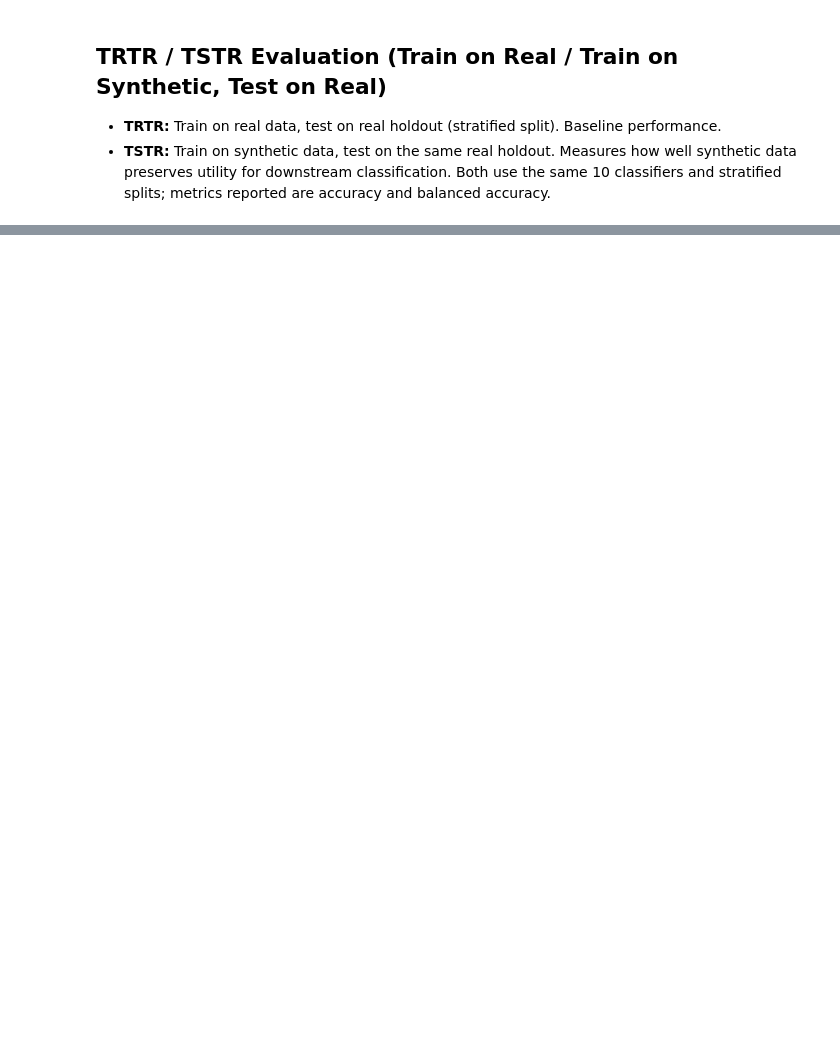
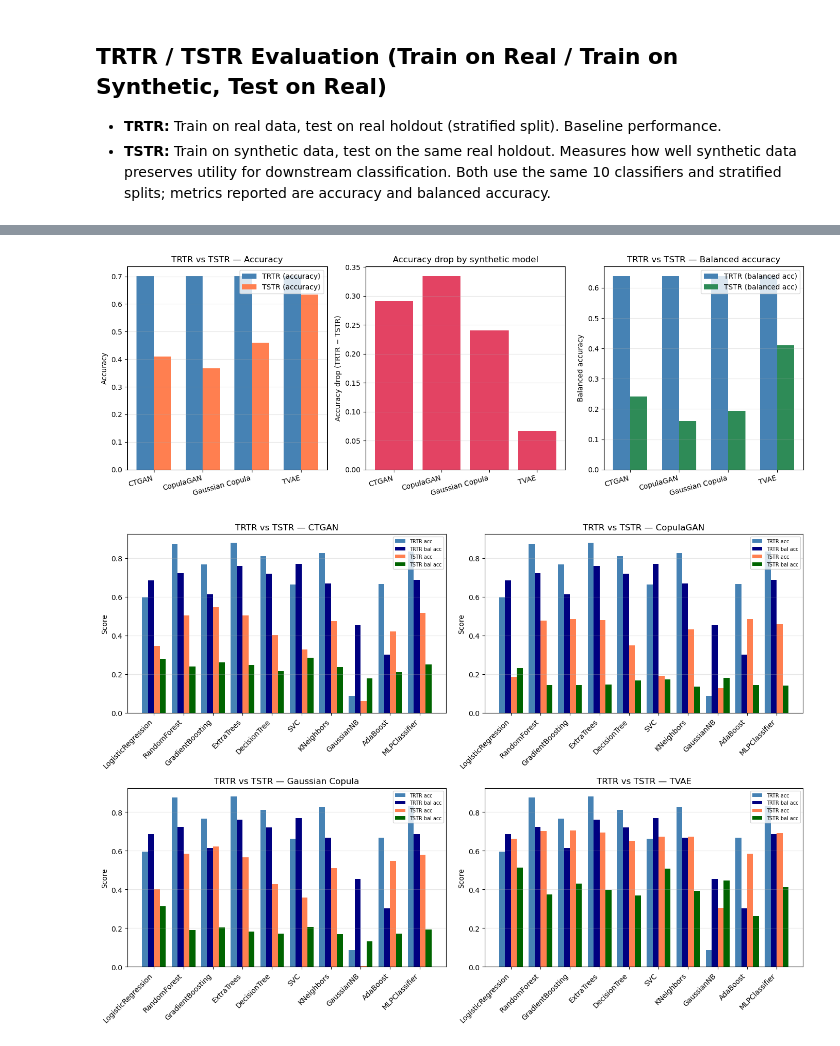
Before and after one commit to bdsul/Synthetic-data_Audit, a Jupyter notebook: Notebooks/covertype.ipynb, the cells around one changed output, grey strips where cells are left out. Cells and saved outputs as stored; diff of their text form; code cells hidden in the pictures; blank space fills up the shorter version.

```diff
--- a/Notebooks/covertype.ipynb
+++ b/Notebooks/covertype.ipynb
@@ -1132,0 +1744,79 @@ for synth_name in [m[0] for m in synth_models]:
+# %%
+# Accuracy-drop graphs: TRTR vs TSTR (run TRTR/TSTR cell above first)
+import matplotlib.pyplot as plt
+import seaborn as sns
+import numpy as np
+
+synth_models = df_tstr['SynthModel'].unique().tolist()
+
+# 1) Mean accuracy drop by synthetic model (TRTR accuracy vs TSTR accuracy)
+trtr_acc_mean = df_trtr['TRTR_accuracy'].mean()
+tstr_acc_by_model = df_tstr.groupby('SynthModel')['TSTR_accuracy'].mean()
+tstr_bal_by_model = df_tstr.groupby('SynthModel')['TSTR_balanced_accuracy'].mean()
+drop_acc = trtr_acc_mean - tstr_acc_by_model
+drop_bal = df_trtr['TRTR_balanced_accuracy'].mean() - tstr_bal_by_model
+
+fig, axes = plt.subplots(1, 3, figsize=(14, 5))
+
+# Graph 1: TRTR vs TSTR accuracy (mean per synth model)
+x = np.arange(len(synth_models))
+width = 0.35
+axes[0].bar(x - width/2, [trtr_acc_mean] * len(synth_models), width, label='TRTR (accuracy)', color='steelblue')
+axes[0].bar(x + width/2, tstr_acc_by_model.values, width, label='TSTR (accuracy)', color='coral')
+axes[0].set_xticks(x)
+axes[0].set_xticklabels(synth_models, rotation=15, ha='right')
+axes[0].set_ylabel('Accuracy')
+axes[0].set_title('TRTR vs TSTR — Accuracy')
+axes[0].legend()
+axes[0].grid(axis='y', alpha=0.3)
+
+# Graph 2: Accuracy drop (TRTR − TSTR) per synthetic model
+axes[1].bar(synth_models, drop_acc.values, color='crimson', alpha=0.8)
+axes[1].axhline(y=0, color='gray', linestyle='-', linewidth=0.8)
+axes[1].set_xticklabels(synth_models, rotation=15, ha='right')
+axes[1].set_ylabel('Accuracy drop (TRTR − TSTR)')
+axes[1].set_title('Accuracy drop by synthetic model')
+axes[1].grid(axis='y', alpha=0.3)
+
+# Graph 3: TRTR vs TSTR balanced accuracy (mean per synth model)
+trtr_bal_mean = df_trtr['TRTR_balanced_accuracy'].mean()
+axes[2].bar(x - width/2, [trtr_bal_mean] * len(synth_models), width, label='TRTR (balanced acc)', color='steelblue')
+axes[2].bar(x + width/2, tstr_bal_by_model.values, width, label='TSTR (balanced acc)', color='seagreen')
+axes[2].set_xticks(x)
+axes[2].set_xticklabels(synth_models, rotation=15, ha='right')
+axes[2].set_ylabel('Balanced accuracy')
+axes[2].set_title('TRTR vs TSTR — Balanced accuracy')
+axes[2].legend()
+axes[2].grid(axis='y', alpha=0.3)
+
+plt.tight_layout()
+plt.show()
+
+# 4) Per-classifier comparison: TRTR vs TSTR (one panel per synth model)
+fig2, axes2 = plt.subplots(2, 2, figsize=(14, 10))
+axes2 = axes2.flat
+for idx, sm in enumerate(synth_models):
+    if idx >= 4:
+        break
+    tstr_sub = df_tstr[df_tstr['SynthModel'] == sm].set_index('Classifier')
+    merge = df_trtr.set_index('Classifier').join(
+        tstr_sub[['TSTR_accuracy', 'TSTR_balanced_accuracy']],
+        rsuffix='_tstr'
+    )
+    x_clf = np.arange(len(merge))
+    w = 0.2
+    axes2[idx].bar(x_clf - 1.5*w, merge['TRTR_accuracy'], w, label='TRTR acc', color='steelblue')
+    axes2[idx].bar(x_clf - 0.5*w, merge['TRTR_balanced_accuracy'], w, label='TRTR bal acc', color='navy')
+    axes2[idx].bar(x_clf + 0.5*w, merge['TSTR_accuracy'], w, label='TSTR acc', color='coral')
+    axes2[idx].bar(x_clf + 1.5*w, merge['TSTR_balanced_accuracy'], w, label='TSTR bal acc', color='darkgreen')
+    axes2[idx].set_xticks(x_clf)
+    axes2[idx].set_xticklabels(merge.index, rotation=45, ha='right')
+    axes2[idx].set_ylabel('Score')
+    axes2[idx].set_title(f'TRTR vs TSTR — {sm}')
+    axes2[idx].legend(fontsize=7)
+    axes2[idx].grid(axis='y', alpha=0.3)
+plt.tight_layout()
+plt.show()
+# %% [output]
+[figure, added]
+[figure, added]
```
Also changed, not shown: parts of 20 cells of this notebook.
